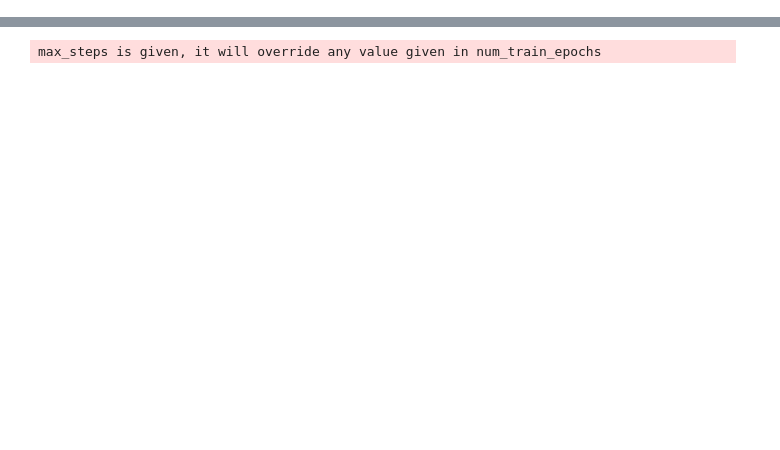
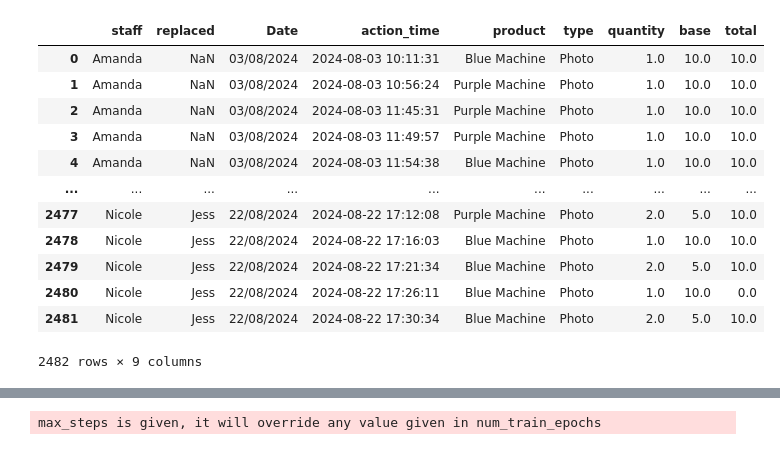
Before and after one commit to kasmello/ChoAI, a Jupyter notebook: Training_Notebook.ipynb, the cells around one changed output, grey strips where cells are left out. Drawn from its saved outputs; the diff is of its cells as text; code cells hidden in the pictures; blank space fills up the shorter version.

```diff
--- a/Training_Notebook.ipynb
+++ b/Training_Notebook.ipynb
@@ -19,3 +11,60 @@ data = json.loads(response.text)
+# %%
+import requests
+import json
+import pandas as pd
+import numpy as np
+import matplotlib.pyplot as plt
+import matplotlib.dates as mdates
+import matplotlib.font_manager as fm
+import matplotlib.image as mpimg
+from io import StringIO, BytesIO
+import PIL
+
+
+url = 'https://raw.githubusercontent.com/kasmello/ChoAI/main/Training/manual_add.json'
+response = requests.get(url)
+
+df_url = "https://raw.githubusercontent.com/kasmello/ChoAI/main/ProcessedData/Joined_DF.csv"
+
+logo_banner = 'https://raw.githubusercontent.com/kasmello/ChoAI/main/Media/horizontal-logo.png'
+logo_response = requests.get(logo_banner)
+logo_img = mpimg.imread(BytesIO(logo_response.content))
+
+
+
+import json
+data = json.loads(response.text)
+
+# Load the CSV string into a pandas DataFrame
+df = pd.read_csv(df_url)
+manjari_bold_path = 'font/Manjari-Bold.ttf'
+manjari_regular_path = 'font/Manjari-Regular.ttf'
+manjari_thin_path = 'font/Manjari-thin.ttf'
+
+dark = "#3B3365"
+medium = "#8F81DD"
+light = "#BCADFF"
+peach = "#FFEEDD"
+
+# Load the custom font
+manjari_bold = fm.FontProperties(fname=manjari_bold_path)
+manjari_regular = fm.FontProperties(fname=manjari_regular_path)
+manjari_thin = fm.FontProperties(fname=manjari_thin_path)
+df
+# %% [output]
+|  | staff | replaced | Date | action_time | product | type | quantity | base | total |
+| 0 | Amanda | NaN | 03/08/2024 | 2024-08-03 10:11:31 | Blue Machine | Photo | 1.0 | 10.0 | 10.0 |
+| 1 | Amanda | NaN | 03/08/2024 | 2024-08-03 10:56:24 | Purple Machine | Photo | 1.0 | 10.0 | 10.0 |
+| 2 | Amanda | NaN | 03/08/2024 | 2024-08-03 11:45:31 | Purple Machine | Photo | 1.0 | 10.0 | 10.0 |
+| 3 | Amanda | NaN | 03/08/2024 | 2024-08-03 11:49:57 | Purple Machine | Photo | 1.0 | 10.0 | 10.0 |
+| 4 | Amanda | NaN | 03/08/2024 | 2024-08-03 11:54:38 | Blue Machine | Photo | 1.0 | 10.0 | 10.0 |
+| ... | ... | ... | ... | ... | ... | ... | ... | ... | ... |
+| 2477 | Nicole | Jess | 22/08/2024 | 2024-08-22 17:12:08 | Purple Machine | Photo | 2.0 | 5.0 | 10.0 |
+| 2478 | Nicole | Jess | 22/08/2024 | 2024-08-22 17:16:03 | Blue Machine | Photo | 1.0 | 10.0 | 10.0 |
+| 2479 | Nicole | Jess | 22/08/2024 | 2024-08-22 17:21:34 | Blue Machine | Photo | 2.0 | 5.0 | 10.0 |
+| 2480 | Nicole | Jess | 22/08/2024 | 2024-08-22 17:26:11 | Blue Machine | Photo | 1.0 | 10.0 | 0.0 |
+| 2481 | Nicole | Jess | 22/08/2024 | 2024-08-22 17:30:34 | Blue Machine | Photo | 2.0 | 5.0 | 10.0 |
+2482 rows × 9 columns
 # %%
 from unsloth import FastLanguageModel
 import torch
```
Also changed, not shown: parts of 8 cells of this notebook, 2 other files.
